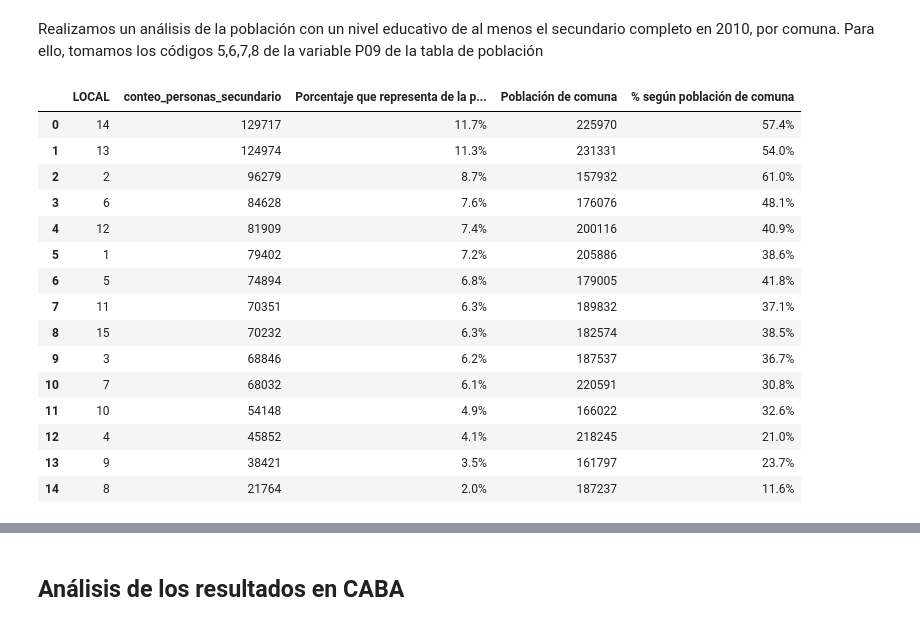
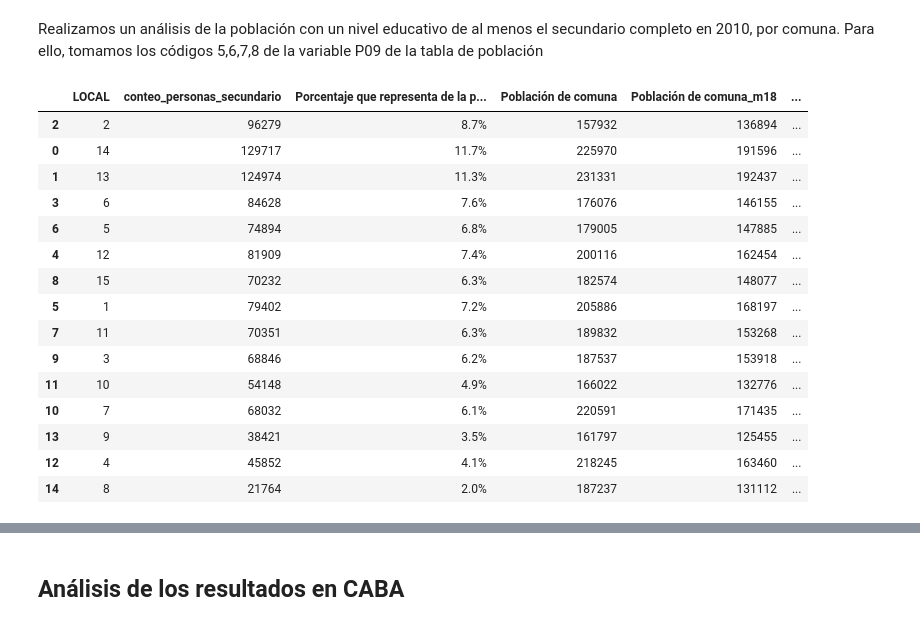
Before and after one commit to nicolasfaccini/Analisis-Elecciones-Generales-2023-Python, a Jupyter notebook: Informe.ipynb, the cells around one changed output, grey strips where cells are left out. Cells and saved outputs as stored; diff of their text form; code cells hidden in the pictures.

```diff
--- a/Informe.ipynb
+++ b/Informe.ipynb
@@ -266,28 +307,35 @@ Realizamos un análisis de la población con un nivel educativo de al menos el s
 # %%
 CANT_personas_ES = censo_caba[censo_caba['P09'].isin([5,6,7,8])].groupby('LOCAL')['PERSONA_REF_ID'].count().sort_values(ascending=False).reset_index(name='conteo_personas_secundario')
 pd.DataFrame(CANT_personas_ES)
 
 CANT_personas_ES['Porcentaje que representa de la población total'] = ((CANT_personas_ES['conteo_personas_secundario'] / CANT_personas_ES['conteo_personas_secundario'].sum()) * 100).round(1).astype(str) + '%'
+
 poblacion_por_comuna = censo_caba.groupby('LOCAL')['PERSONA_REF_ID'].count().reset_index(name='Población de comuna')
-CANT_personas_ES = pd.merge(CANT_personas_ES, poblacion_por_comuna, on='LOCAL')
+poblacion_por_comuna_m18 = censo_caba[censo_caba['P03'] >= 18].groupby('LOCAL')['PERSONA_REF_ID'].count().reset_index(name='Población de comuna_m18')
 
-CANT_personas_ES['% según población de comuna'] = ((CANT_personas_ES['conteo_personas_secundario'] / CANT_personas_ES['Población de comuna']) * 100).round(1).astype(str) + '%'
+merged_df = pd.merge(CANT_personas_ES, poblacion_por_comuna, on='LOCAL')
 
-CANT_personas_ES
+# Segundo merge entre merged_df y poblacion_por_comuna_m18
+CANT_personas_ES = pd.merge(merged_df, poblacion_por_comuna_m18, on='LOCAL')
+
+CANT_personas_ES['P_segun_poblacion_de_comuna'] = ((CANT_personas_ES['conteo_personas_secundario'] / CANT_personas_ES['Población de comuna_m18']) * 100).round(1)
+
+
+CANT_personas_ES.sort_values(by='P_segun_poblacion_de_comuna', ascending=False)
 # %% [output]
-|  | LOCAL | conteo_personas_secundario | Porcentaje que representa de la p... | Población de comuna | % según población de comuna |
-| 0 | 14 | 129717 | 11.7% | 225970 | 57.4% |
-| 1 | 13 | 124974 | 11.3% | 231331 | 54.0% |
-| 2 | 2 | 96279 | 8.7% | 157932 | 61.0% |
-| 3 | 6 | 84628 | 7.6% | 176076 | 48.1% |
-| 4 | 12 | 81909 | 7.4% | 200116 | 40.9% |
-| 5 | 1 | 79402 | 7.2% | 205886 | 38.6% |
-| 6 | 5 | 74894 | 6.8% | 179005 | 41.8% |
-| 7 | 11 | 70351 | 6.3% | 189832 | 37.1% |
-| 8 | 15 | 70232 | 6.3% | 182574 | 38.5% |
-| 9 | 3 | 68846 | 6.2% | 187537 | 36.7% |
-| 10 | 7 | 68032 | 6.1% | 220591 | 30.8% |
-| 11 | 10 | 54148 | 4.9% | 166022 | 32.6% |
-| 12 | 4 | 45852 | 4.1% | 218245 | 21.0% |
-| 13 | 9 | 38421 | 3.5% | 161797 | 23.7% |
-| 14 | 8 | 21764 | 2.0% | 187237 | 11.6% |
+|  | LOCAL | conteo_personas_secundario | Porcentaje que representa de la p... | Población de comuna | Población de comuna_m18 | ... |
+| 2 | 2 | 96279 | 8.7% | 157932 | 136894 | ... |
+| 0 | 14 | 129717 | 11.7% | 225970 | 191596 | ... |
+| 1 | 13 | 124974 | 11.3% | 231331 | 192437 | ... |
+| 3 | 6 | 84628 | 7.6% | 176076 | 146155 | ... |
+| 6 | 5 | 74894 | 6.8% | 179005 | 147885 | ... |
+| 4 | 12 | 81909 | 7.4% | 200116 | 162454 | ... |
+| 8 | 15 | 70232 | 6.3% | 182574 | 148077 | ... |
+| 5 | 1 | 79402 | 7.2% | 205886 | 168197 | ... |
+| 7 | 11 | 70351 | 6.3% | 189832 | 153268 | ... |
+| 9 | 3 | 68846 | 6.2% | 187537 | 153918 | ... |
+| 11 | 10 | 54148 | 4.9% | 166022 | 132776 | ... |
+| 10 | 7 | 68032 | 6.1% | 220591 | 171435 | ... |
+| 13 | 9 | 38421 | 3.5% | 161797 | 125455 | ... |
+| 12 | 4 | 45852 | 4.1% | 218245 | 163460 | ... |
+| 14 | 8 | 21764 | 2.0% | 187237 | 131112 | ... |
```
Also changed, not shown: parts of 9 cells of this notebook, 1 other file.
